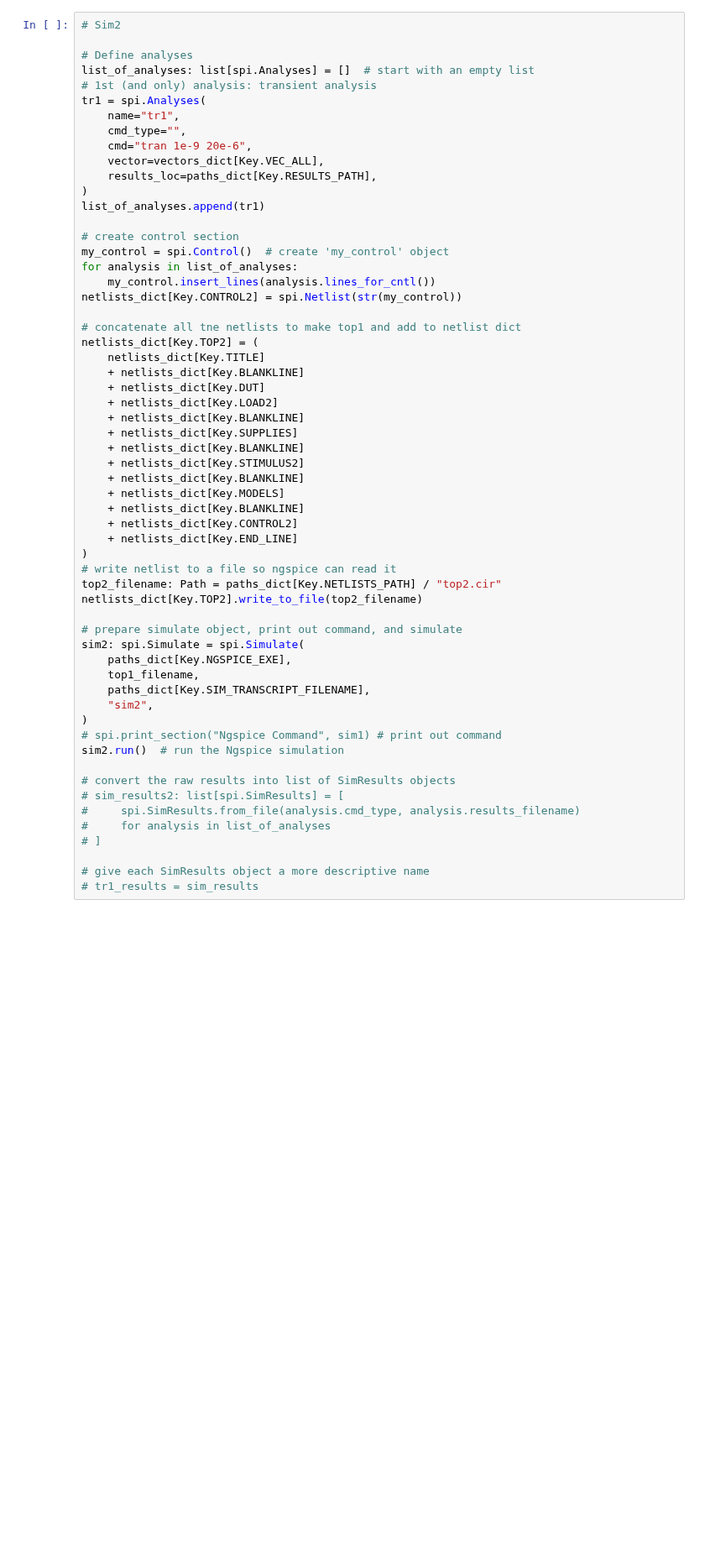
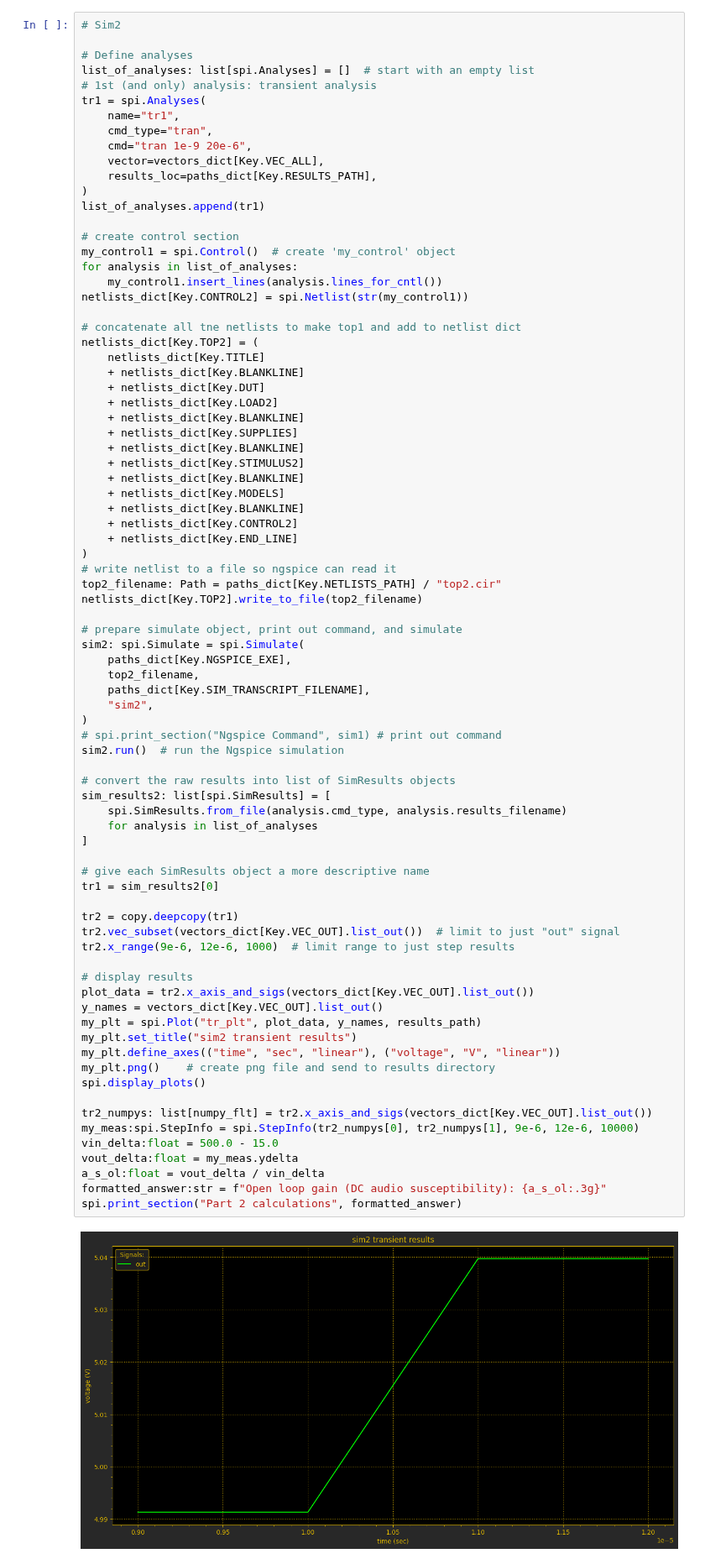
Before and after one commit to astorguy/sw_pwr_book_sim, a Jupyter notebook: python/sec_1_04_04_lin_reg.ipynb, the cells around one changed output. Shown at 84% size. Saved outputs shown, nothing was run; the diff lists cells and outputs as text; blank space fills up the shorter version.

```diff
--- a/python/sec_1_04_04_lin_reg.ipynb
+++ b/python/sec_1_04_04_lin_reg.ipynb
@@ -261,7 +261,7 @@ list_of_analyses: list[spi.Analyses] = []  # start with an empty list
 # 1st (and only) analysis: transient analysis
 tr1 = spi.Analyses(
     name="tr1",
-    cmd_type="",
+    cmd_type="tran",
     cmd="tran 1e-9 20e-6",
     vector=vectors_dict[Key.VEC_ALL],
     results_loc=paths_dict[Key.RESULTS_PATH],
@@ -269,46 +269,69 @@ tr1 = spi.Analyses(
 list_of_analyses.append(tr1)
 
 # create control section
-my_control = spi.Control()  # create 'my_control' object
+my_control1 = spi.Control()  # create 'my_control' object
 for analysis in list_of_analyses:
-    my_control.insert_lines(analysis.lines_for_cntl())
-netlists_dict[Key.CONTROL2] = spi.Netlist(str(my_control))
+    my_control1.insert_lines(analysis.lines_for_cntl())
+netlists_dict[Key.CONTROL2] = spi.Netlist(str(my_control1))
 
 # concatenate all tne netlists to make top1 and add to netlist dict
 netlists_dict[Key.TOP2] = (
     netlists_dict[Key.TITLE]
     + netlists_dict[Key.BLANKLINE]
     + netlists_dict[Key.DUT]
     + netlists_dict[Key.LOAD2]
     + netlists_dict[Key.BLANKLINE]
     + netlists_dict[Key.SUPPLIES]
     + netlists_dict[Key.BLANKLINE]
     + netlists_dict[Key.STIMULUS2]
     + netlists_dict[Key.BLANKLINE]
     + netlists_dict[Key.MODELS]
     + netlists_dict[Key.BLANKLINE]
     + netlists_dict[Key.CONTROL2]
     + netlists_dict[Key.END_LINE]
 )
 # write netlist to a file so ngspice can read it
 top2_filename: Path = paths_dict[Key.NETLISTS_PATH] / "top2.cir"
 netlists_dict[Key.TOP2].write_to_file(top2_filename)
 
 # prepare simulate object, print out command, and simulate
 sim2: spi.Simulate = spi.Simulate(
     paths_dict[Key.NGSPICE_EXE],
-    top1_filename,
+    top2_filename,
     paths_dict[Key.SIM_TRANSCRIPT_FILENAME],
     "sim2",
 )
 # spi.print_section("Ngspice Command", sim1) # print out command
 sim2.run()  # run the Ngspice simulation
 
 # convert the raw results into list of SimResults objects
-# sim_results2: list[spi.SimResults] = [
-#     spi.SimResults.from_file(analysis.cmd_type, analysis.results_filename)
-#     for analysis in list_of_analyses
-# ]
+sim_results2: list[spi.SimResults] = [
+    spi.SimResults.from_file(analysis.cmd_type, analysis.results_filename)
+    for analysis in list_of_analyses
+]
 
 # give each SimResults object a more descriptive name
-# tr1_results = sim_results
+tr1 = sim_results2[0]
+
+tr2 = copy.deepcopy(tr1)
+tr2.vec_subset(vectors_dict[Key.VEC_OUT].list_out())  # limit to just "out" signal
+tr2.x_range(9e-6, 12e-6, 1000)  # limit range to just step results
+
+# display results
+plot_data = tr2.x_axis_and_sigs(vectors_dict[Key.VEC_OUT].list_out())
+y_names = vectors_dict[Key.VEC_OUT].list_out()
+my_plt = spi.Plot("tr_plt", plot_data, y_names, results_path)
+my_plt.set_title("sim2 transient results")
+my_plt.define_axes(("time", "sec", "linear"), ("voltage", "V", "linear"))
+my_plt.png()    # create png file and send to results directory
+spi.display_plots()
+
+tr2_numpys: list[numpy_flt] = tr2.x_axis_and_sigs(vectors_dict[Key.VEC_OUT].list_out())
+my_meas:spi.StepInfo = spi.StepInfo(tr2_numpys[0], tr2_numpys[1], 9e-6, 12e-6, 10000)
+vin_delta:float = 500.0 - 15.0
+vout_delta:float = my_meas.ydelta
+a_s_ol:float = vout_delta / vin_delta
+formatted_answer:str = f"Open loop gain (DC audio susceptibility): {a_s_ol:.3g}"
+spi.print_section("Part 2 calculations", formatted_answer)
+# %% [output]
+[figure, added]
```
Also changed, not shown: parts of 11 cells of this notebook, 2 other files.
